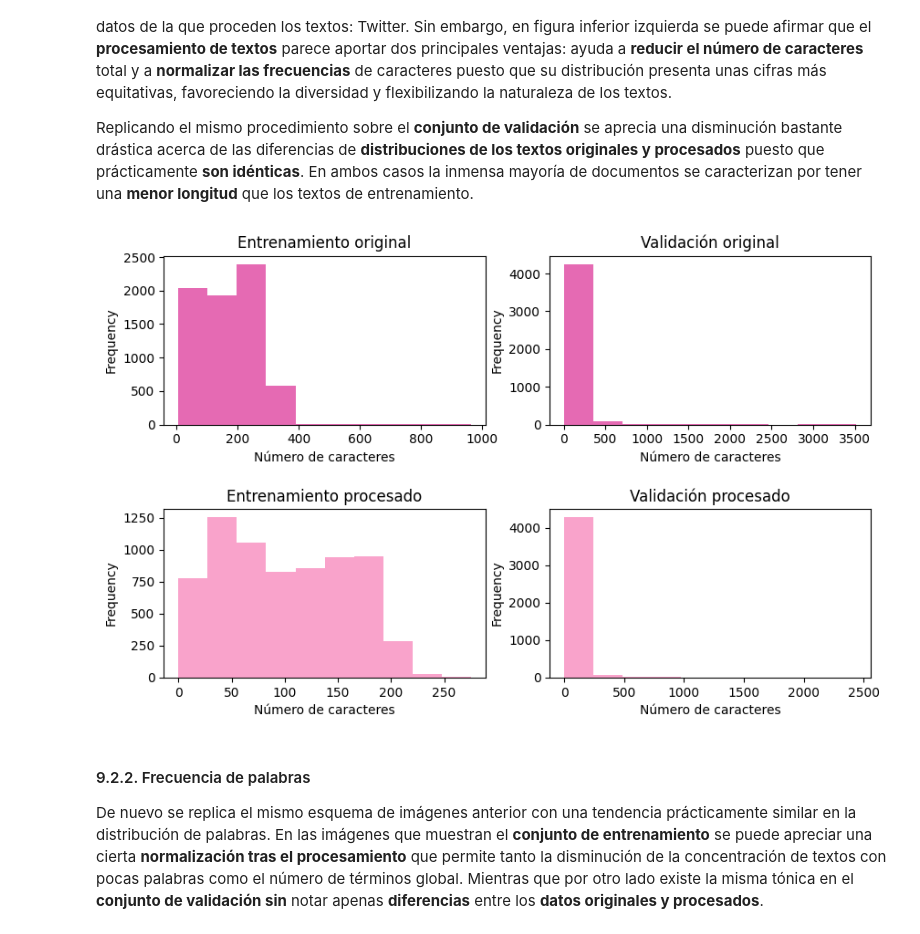
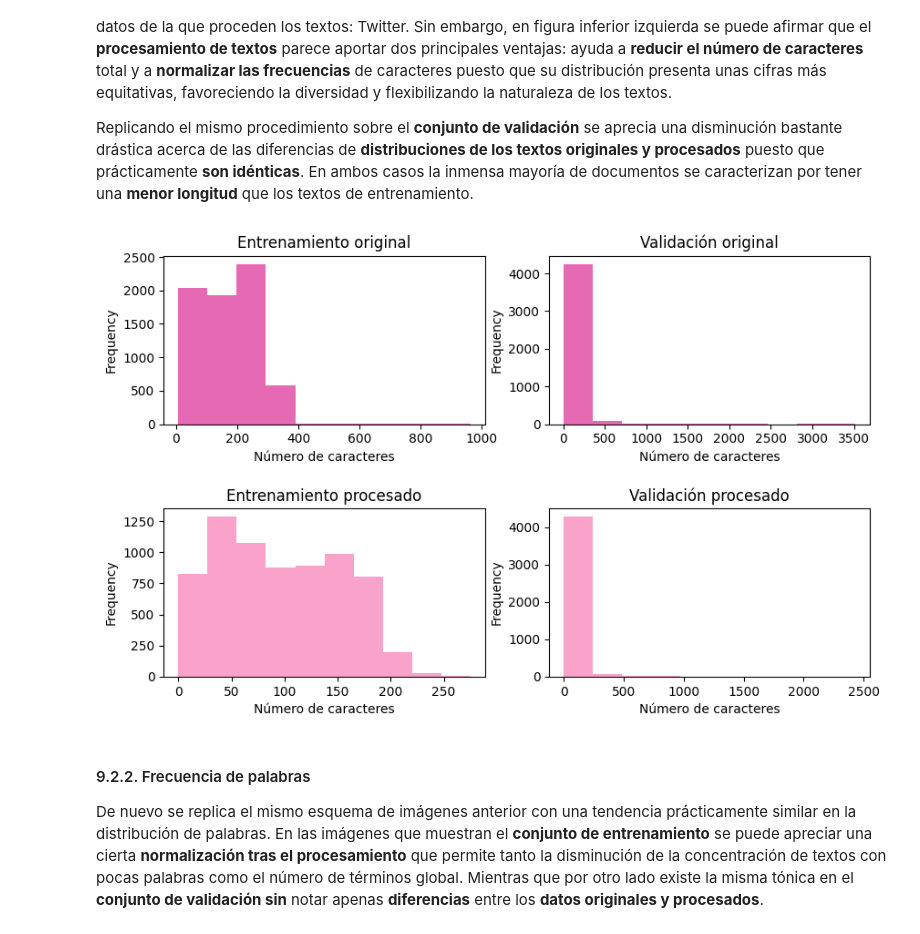
Before and after one commit to lidiasm/DATCOM-TFM, a Jupyter notebook: notebooks/eda.ipynb, the cells around one changed output. Drawn from its saved outputs; the diff is of its cells as text; code cells hidden in the pictures.

Commit message:
Eliminadas palabras comunes al sexismo para el análisis de nube de palabras #4

```diff
--- a/notebooks/eda.ipynb
+++ b/notebooks/eda.ipynb
@@ -97,8 +105,8 @@ Tal y como se puede comprobar en los siguientes resultados las dimensiones de se
 * Conjunto de validación: **4.368 muestras**.
 # %%
 # Read EXIST datasets
-training_df = read_training_dataset()
-testing_df = read_testing_dataset()
+training_df = read_train_dataset()
+testing_df = read_test_dataset()
 
 # Show the dimensions of the datasets
 print("Training dataset dimensions:", training_df.shape)
@@ -228,9 +236,22 @@ Comienza el análisis empleando el **conjunto de entrenamiento**. Observando la
 
 Replicando el mismo procedimiento sobre el **conjunto de validación** se aprecia una disminución bastante drástica acerca de las diferencias de **distribuciones de los textos originales y procesados** puesto que prácticamente **son idénticas**. En ambos casos la inmensa mayoría de documentos se caracterizan por tener una **menor longitud** que los textos de entrenamiento.
 # %%
+# Exclude additional stopwords like the common vocabulary for sexism topic
+add_stopwords = ["mujer", "hombre",
+                "mujeres", "hombres",
+                "woman", "man",
+                "women", "men"]
+
 # Text processing for training and testing datasets
-training_df = text_processing_pipeline(training_df, "text")
-testing_df = text_processing_pipeline(testing_df, "text")
+training_df = text_processing_pipeline(
+    dataset=training_df,
+    text_col="text",
+    add_stopwords=add_stopwords)
+
+testing_df = text_processing_pipeline(
+    dataset=testing_df,
+    text_col="text",
+    add_stopwords=add_stopwords)
 
 # Create a grid for 4 charts
 fig, ax = plt.subplots(2, 2, figsize=(10,6))
@@ -245,34 +266,34 @@ ax[1][1].set_xlabel("Número de caracteres")
 training_df["text"].str.len().plot(
     ax=ax[0][0],
     kind="hist",
     grid=False,
     color="#e56ab3",
     title="Entrenamiento original")
 testing_df["text"].str.len().plot(
     ax=ax[0][1],
     kind="hist",
     grid=False,
     color="#e56ab3",
     title="Validación original")
 
 # Char frequency for PREPROCESSED texts in training and testing datasets
 training_df["cleaned_text"].str.len().plot(
     ax=ax[1][0],
     kind="hist",
     grid=False,
     color="#f9a3cb",
     title="Entrenamiento procesado")
 testing_df["cleaned_text"].str.len().plot(
     ax=ax[1][1],
     kind="hist",
     grid=False,
     color="#f9a3cb",
     title="Validación procesado")
 
 # Add some vertical space between plots
 fig.subplots_adjust(hspace=0.5)
 # %% [output]
-[figure, old version]
+[figure, new version]
 # %% [markdown]
 #### 9.2.2. Frecuencia de palabras
 
```
Also changed, not shown: parts of 5 cells of this notebook, 1 other file.
